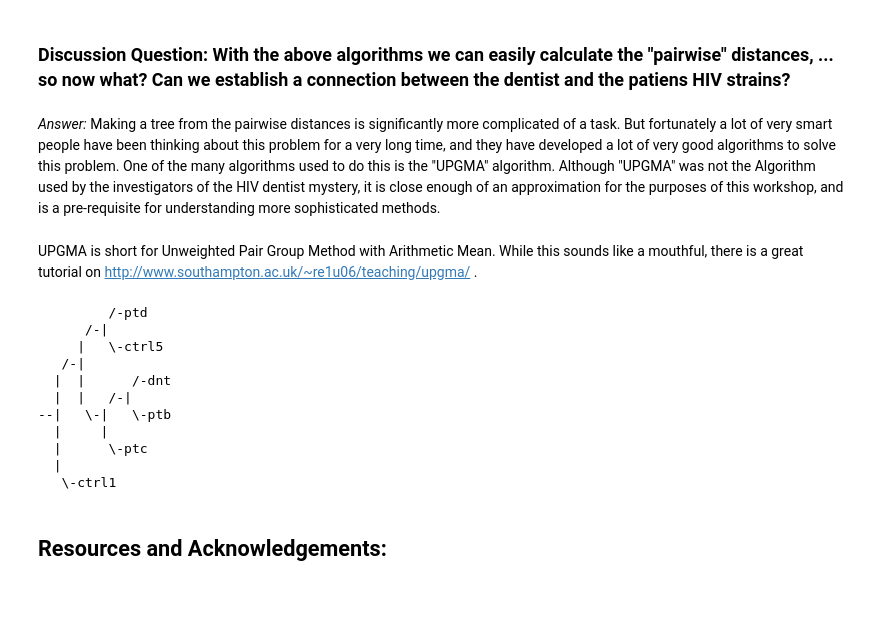
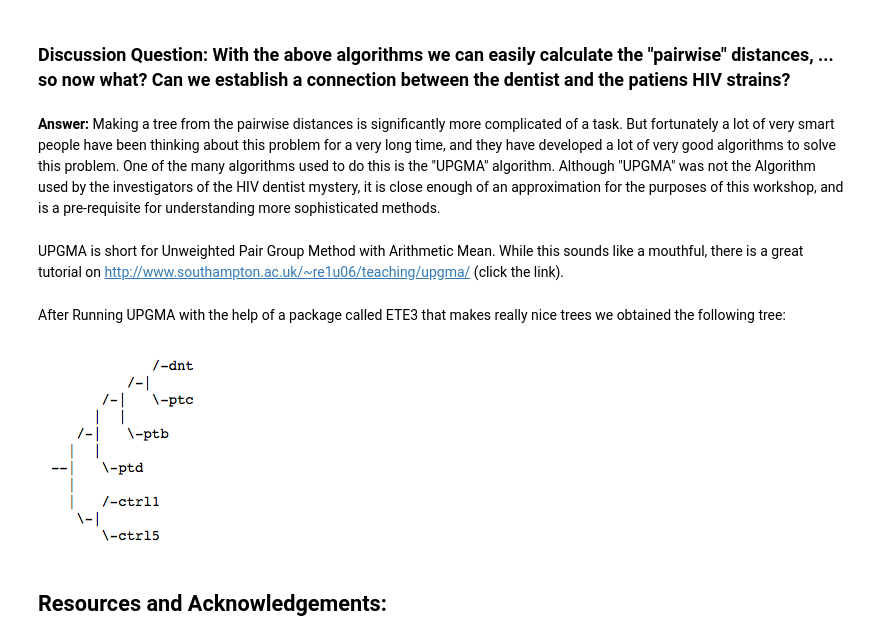
Before and after one commit to apearson1995/Align-Workshop, a Jupyter notebook: Align_Workshop.ipynb, the cells around one changed output. Saved outputs shown, nothing was run; the diff lists cells and outputs as text; code cells hidden in the pictures; blank space fills up the shorter version.

```diff
--- a/Align_Workshop.ipynb
+++ b/Align_Workshop.ipynb
@@ -231,24 +230,6 @@ print(pairwise_distances)
 # %% [markdown]
 ### Discussion Question: With the above algorithms we can easily calculate the "pairwise" distances, ... so now what? Can we establish a connection between the dentist and the patiens HIV strains?
 # %% [markdown]
-*Answer:* Making a tree from the pairwise distances is significantly more complicated of a task.  But fortunately a lot of very smart people have been thinking about this problem for a very long time, and they have developed a lot of very good algorithms to solve this problem.  One of the many algorithms used to do this is the "UPGMA" algorithm. Although "UPGMA" was not the Algorithm used by the investigators of the HIV dentist mystery, it is close enough of an approximation for the purposes of this workshop, and is a pre-requisite for understanding more sophisticated methods.
+**Answer:** Making a tree from the pairwise distances is significantly more complicated of a task.  But fortunately a lot of very smart people have been thinking about this problem for a very long time, and they have developed a lot of very good algorithms to solve this problem.  One of the many algorithms used to do this is the "UPGMA" algorithm. Although "UPGMA" was not the Algorithm used by the investigators of the HIV dentist mystery, it is close enough of an approximation for the purposes of this workshop, and is a pre-requisite for understanding more sophisticated methods.
 # %% [markdown]
-UPGMA is short for Unweighted Pair Group Method with Arithmetic Mean.  While this sounds like a mouthful, there is a great tutorial on http://www.southampton.ac.uk/~re1u06/teaching/upgma/ .
+UPGMA is short for Unweighted Pair Group Method with Arithmetic Mean.  While this sounds like a mouthful, there is a great tutorial on http://www.southampton.ac.uk/~re1u06/teaching/upgma/ (click the link).
-# %%
-names = ["dnt", "ptb", "ptc", "ptd", "ctrl1", "ctrl5"]
-seqs  = [dnt, ptb, ptc, ptd, ctrl_1, ctrl_5]
-M = JC_matrix_maker(seqs)
-UPGMA_tree = UPGMA(M, names)
-print(UPGMA_tree)
-# %% [output]
-         /-ptd
-      /-|
-     |   \-ctrl5
-   /-|
-  |  |      /-dnt
-  |  |   /-|
---|   \-|   \-ptb
-  |     |
-  |      \-ptc
-  |
-   \-ctrl1
@@ -257,3 +236,12 @@ UPGMA_tree.show()
+# %% [markdown]
+After Running UPGMA with the help of a package called ETE3 that makes really nice trees we obtained the following tree:
+# %%
+# Ignore this code
+import IPython.display
+seq_cost = IPython.display.Image("http://i.imgur.com/TnD7gsh.png")
+seq_cost
+# %% [output]
+[figure, added]
 # %% [markdown]
 ## Resources and Acknowledgements:
 # %% [markdown]
```
Also changed, not shown: parts of 6 cells of this notebook, 6 other files.
